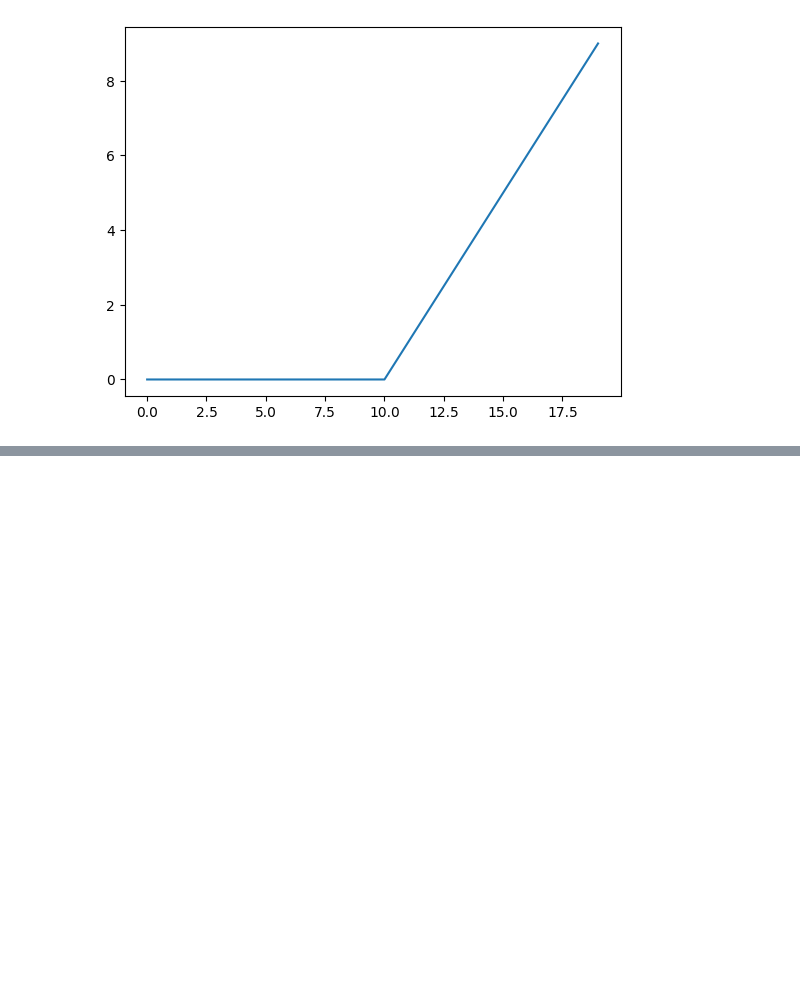
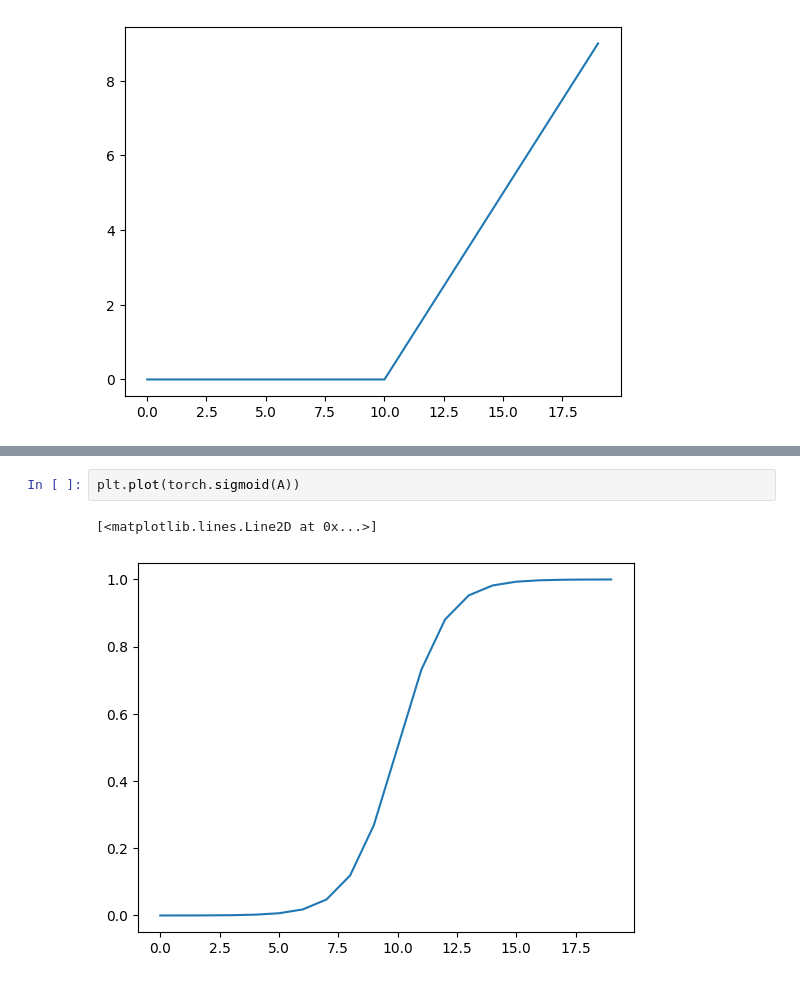
Before and after one commit to hasdasda/HoctheoPhamDinhKhanh, a Jupyter notebook: Neural_Network_Classification.ipynb, the cells around one changed output, grey strips where cells are left out. Saved outputs shown, nothing was run; the diff lists cells and outputs as text; blank space fills up the shorter version.

```diff
--- a/Neural_Network_Classification.ipynb
+++ b/Neural_Network_Classification.ipynb
@@ -926,0 +938,5 @@ plt.plot(relu(A));
+# %%
+plt.plot(torch.sigmoid(A))
+# %% [output]
+[<matplotlib.lines.Line2D at 0x...>]
+[figure, added]
```
Also changed, not shown: parts of 5 cells of this notebook.
